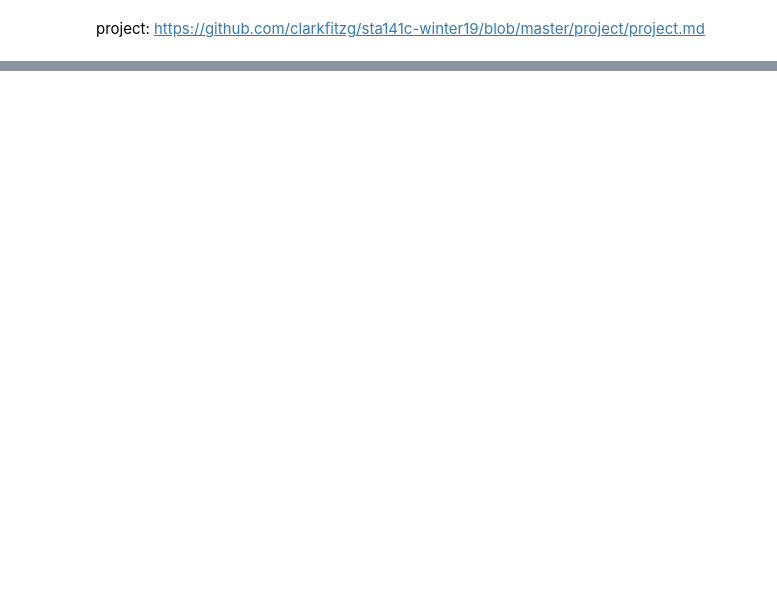
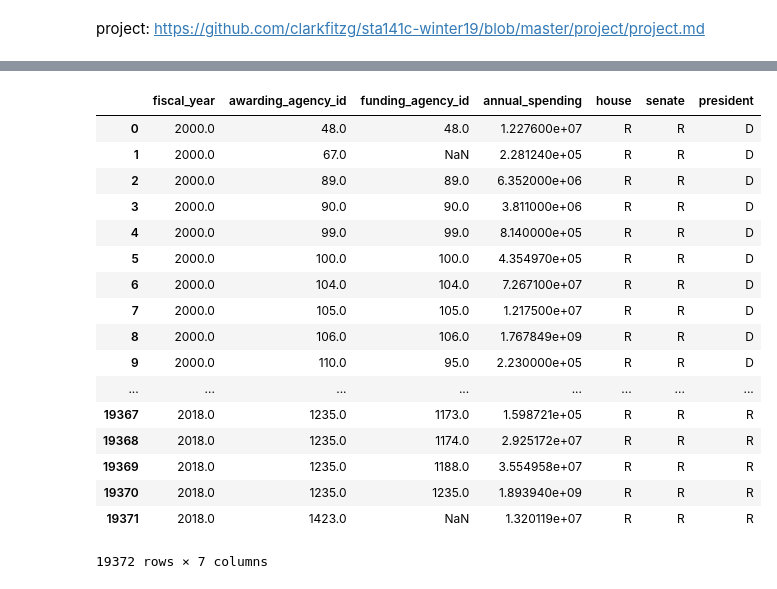
Before and after one commit to nathanjchan/sta141c-project, a Jupyter notebook: exploratory_data_analysis.ipynb, the cells around one changed output, grey strips where cells are left out. Cells and saved outputs as stored; diff of their text form; code cells hidden in the pictures; blank space fills up the shorter version.

```diff
--- a/exploratory_data_analysis.ipynb
+++ b/exploratory_data_analysis.ipynb
@@ -28,3 +60,26 @@ parties
 | 17 | 2017 | R | R | R |
 | 18 | 2018 | R | R | R |
 | 19 | 2019 | D | R | R |
+# %%
+# combine party data and award data
+data = pd.merge(agg_awards, parties, on = "fiscal_year")
+data
+# %% [output]
+|  | fiscal_year | awarding_agency_id | funding_agency_id | annual_spending | house | senate | president |
+| 0 | 2000.0 | 48.0 | 48.0 | 1.227600e+07 | R | R | D |
+| 1 | 2000.0 | 67.0 | NaN | 2.281240e+05 | R | R | D |
+| 2 | 2000.0 | 89.0 | 89.0 | 6.352000e+06 | R | R | D |
+| 3 | 2000.0 | 90.0 | 90.0 | 3.811000e+06 | R | R | D |
+| 4 | 2000.0 | 99.0 | 99.0 | 8.140000e+05 | R | R | D |
+| 5 | 2000.0 | 100.0 | 100.0 | 4.354970e+05 | R | R | D |
+| 6 | 2000.0 | 104.0 | 104.0 | 7.267100e+07 | R | R | D |
+| 7 | 2000.0 | 105.0 | 105.0 | 1.217500e+07 | R | R | D |
+| 8 | 2000.0 | 106.0 | 106.0 | 1.767849e+09 | R | R | D |
+| 9 | 2000.0 | 110.0 | 95.0 | 2.230000e+05 | R | R | D |
+| ... | ... | ... | ... | ... | ... | ... | ... |
+| 19367 | 2018.0 | 1235.0 | 1173.0 | 1.598721e+05 | R | R | R |
+| 19368 | 2018.0 | 1235.0 | 1174.0 | 2.925172e+07 | R | R | R |
+| 19369 | 2018.0 | 1235.0 | 1188.0 | 3.554958e+07 | R | R | R |
+| 19370 | 2018.0 | 1235.0 | 1235.0 | 1.893940e+09 | R | R | R |
+| 19371 | 2018.0 | 1423.0 | NaN | 1.320119e+07 | R | R | R |
+19372 rows × 7 columns
```
Also changed, not shown: parts of 6 cells of this notebook, 2 other files.
